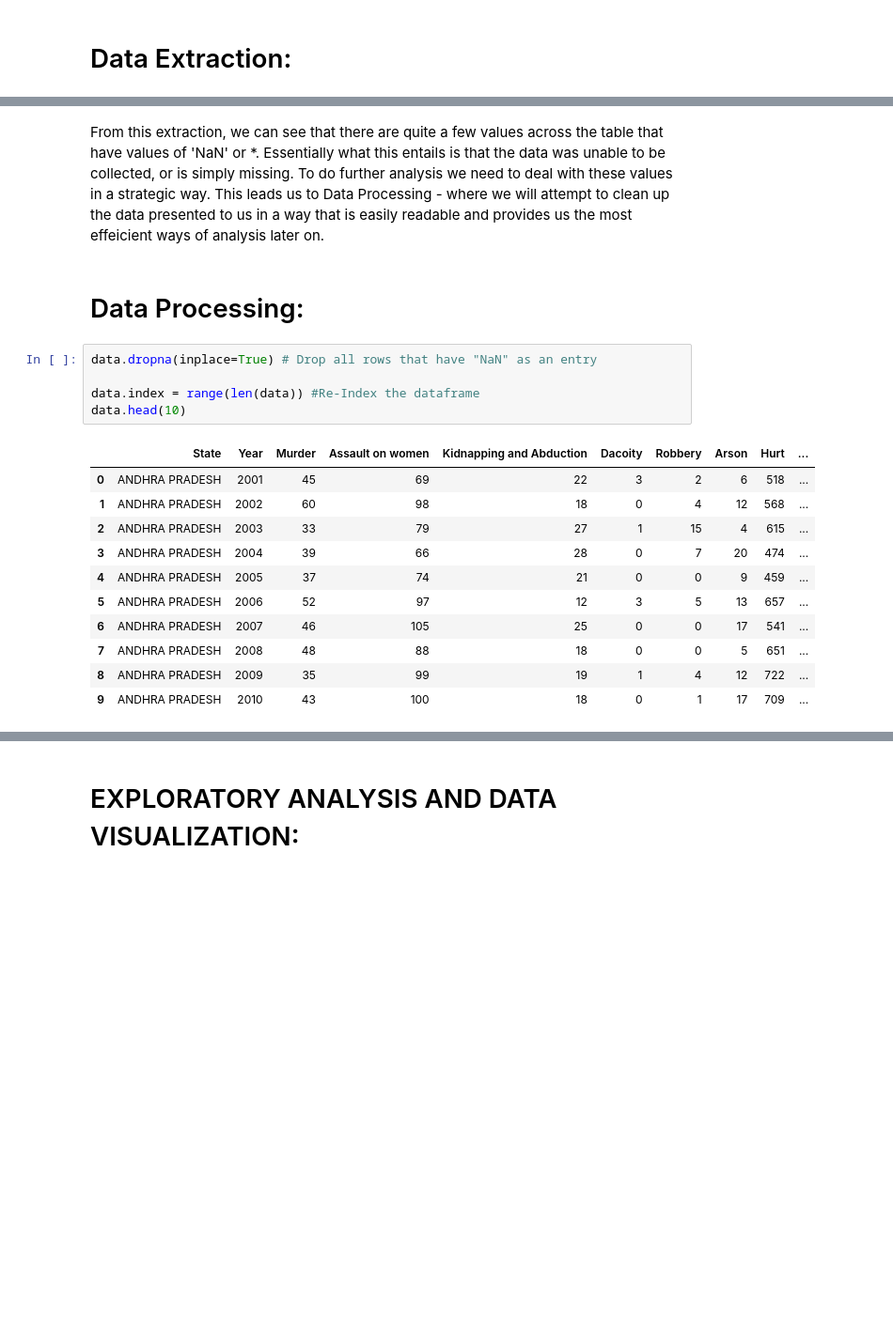
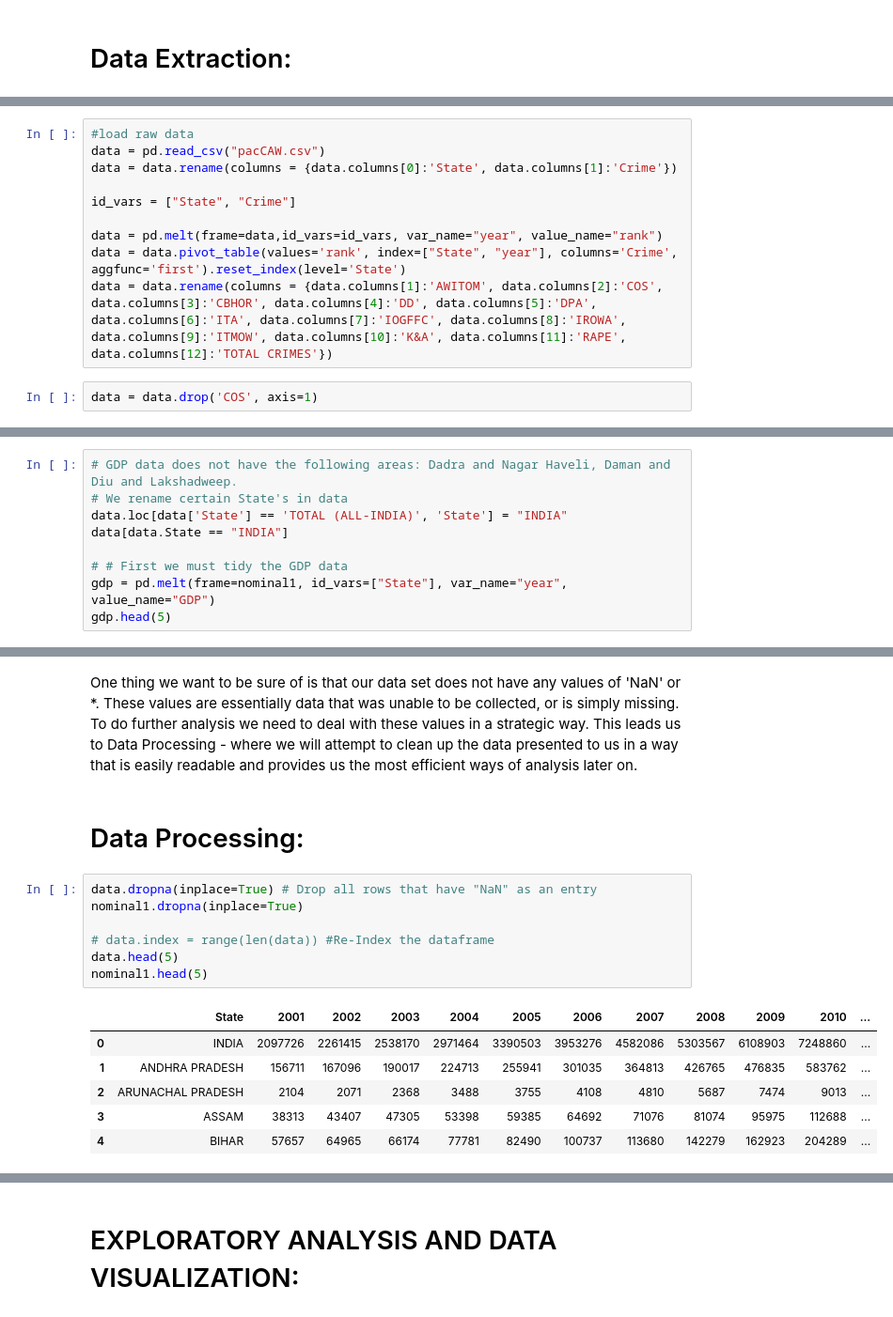
Before and after one commit to nallani21/nallani21.github.io, a Jupyter notebook: FinalProject.ipynb, the cells around one changed output, grey strips where cells are left out. Shown at 94% size. Cells and saved outputs as stored; diff of their text form; blank space fills up the shorter version.

```diff
--- a/FinalProject.ipynb
+++ b/FinalProject.ipynb
@@ -44,0 +65,12 @@ data.head()
+# %%
+#load raw data
+data = pd.read_csv("pacCAW.csv")
+data = data.rename(columns = {data.columns[0]:'State', data.columns[1]:'Crime'})
+
+id_vars = ["State", "Crime"]
+
+data = pd.melt(frame=data,id_vars=id_vars, var_name="year", value_name="rank")
+data = data.pivot_table(values='rank', index=["State", "year"], columns='Crime', aggfunc='first').reset_index(level='State')
+data = data.rename(columns = {data.columns[1]:'AWITOM', data.columns[2]:'COS', data.columns[3]:'CBHOR', data.columns[4]:'DD', data.columns[5]:'DPA', data.columns[6]:'ITA', data.columns[7]:'IOGFFC', data.columns[8]:'IROWA', data.columns[9]:'ITMOW', data.columns[10]:'K&A', data.columns[11]:'RAPE', data.columns[12]:'TOTAL CRIMES'})
+# %%
+data = data.drop('COS', axis=1)
@@ -44,0 +125,9 @@ data.head()
+# %%
+# GDP data does not have the following areas: Dadra and Nagar Haveli, Daman and Diu and Lakshadweep.
+# We rename certain State's in data
+data.loc[data['State'] == 'TOTAL (ALL-INDIA)', 'State'] = "INDIA"
+data[data.State == "INDIA"]
+
+# # First we must tidy the GDP data
+gdp = pd.melt(frame=nominal1, id_vars=["State"], var_name="year", value_name="GDP")
+gdp.head(5)
@@ -45,22 +141,19 @@ data.head()
 # %% [markdown]
-From this extraction, we can see that there are quite a few values across the table that have values of 'NaN' or *. Essentially what this entails is that the data was unable to be collected, or is simply missing. To do further analysis we need to deal with these values in a strategic way. This leads us to Data Processing - where we will attempt to clean up the data presented to us in a way that is easily readable and provides us the most effeicient ways of analysis later on.
+One thing we want to be sure of is that our data set does not have any values of 'NaN' or *. These values are essentially data that was unable to be collected, or is simply missing. To do further analysis we need to deal with these values in a strategic way. This leads us to Data Processing - where we will attempt to clean up the data presented to us in a way that is easily readable and provides us the most efficient ways of analysis later on.
 # %% [markdown]
 # Data Processing:
 # %%
 data.dropna(inplace=True) # Drop all rows that have "NaN" as an entry
+nominal1.dropna(inplace=True)
 
-data.index = range(len(data)) #Re-Index the dataframe
-data.head(10)
+# data.index = range(len(data)) #Re-Index the dataframe
+data.head(5)
+nominal1.head(5)
 # %% [output]
-|  | State | Year | Murder | Assault on women | Kidnapping and Abduction | Dacoity | Robbery | Arson | Hurt | ... |
-| 0 | ANDHRA PRADESH | 2001 | 45 | 69 | 22 | 3 | 2 | 6 | 518 | ... |
-| 1 | ANDHRA PRADESH | 2002 | 60 | 98 | 18 | 0 | 4 | 12 | 568 | ... |
-| 2 | ANDHRA PRADESH | 2003 | 33 | 79 | 27 | 1 | 15 | 4 | 615 | ... |
-| 3 | ANDHRA PRADESH | 2004 | 39 | 66 | 28 | 0 | 7 | 20 | 474 | ... |
-| 4 | ANDHRA PRADESH | 2005 | 37 | 74 | 21 | 0 | 0 | 9 | 459 | ... |
-| 5 | ANDHRA PRADESH | 2006 | 52 | 97 | 12 | 3 | 5 | 13 | 657 | ... |
-| 6 | ANDHRA PRADESH | 2007 | 46 | 105 | 25 | 0 | 0 | 17 | 541 | ... |
-| 7 | ANDHRA PRADESH | 2008 | 48 | 88 | 18 | 0 | 0 | 5 | 651 | ... |
-| 8 | ANDHRA PRADESH | 2009 | 35 | 99 | 19 | 1 | 4 | 12 | 722 | ... |
-| 9 | ANDHRA PRADESH | 2010 | 43 | 100 | 18 | 0 | 1 | 17 | 709 | ... |
+|  | State | 2001 | 2002 | 2003 | 2004 | 2005 | 2006 | 2007 | 2008 | 2009 | 2010 | ... |
+| 0 | INDIA | 2097726 | 2261415 | 2538170 | 2971464 | 3390503 | 3953276 | 4582086 | 5303567 | 6108903 | 7248860 | ... |
+| 1 | ANDHRA PRADESH | 156711 | 167096 | 190017 | 224713 | 255941 | 301035 | 364813 | 426765 | 476835 | 583762 | ... |
+| 2 | ARUNACHAL PRADESH | 2104 | 2071 | 2368 | 3488 | 3755 | 4108 | 4810 | 5687 | 7474 | 9013 | ... |
+| 3 | ASSAM | 38313 | 43407 | 47305 | 53398 | 59385 | 64692 | 71076 | 81074 | 95975 | 112688 | ... |
+| 4 | BIHAR | 57657 | 64965 | 66174 | 77781 | 82490 | 100737 | 113680 | 142279 | 162923 | 204289 | ... |
 # %% [markdown]
```
Also changed, not shown: parts of 41 cells of this notebook, 2 other files.
